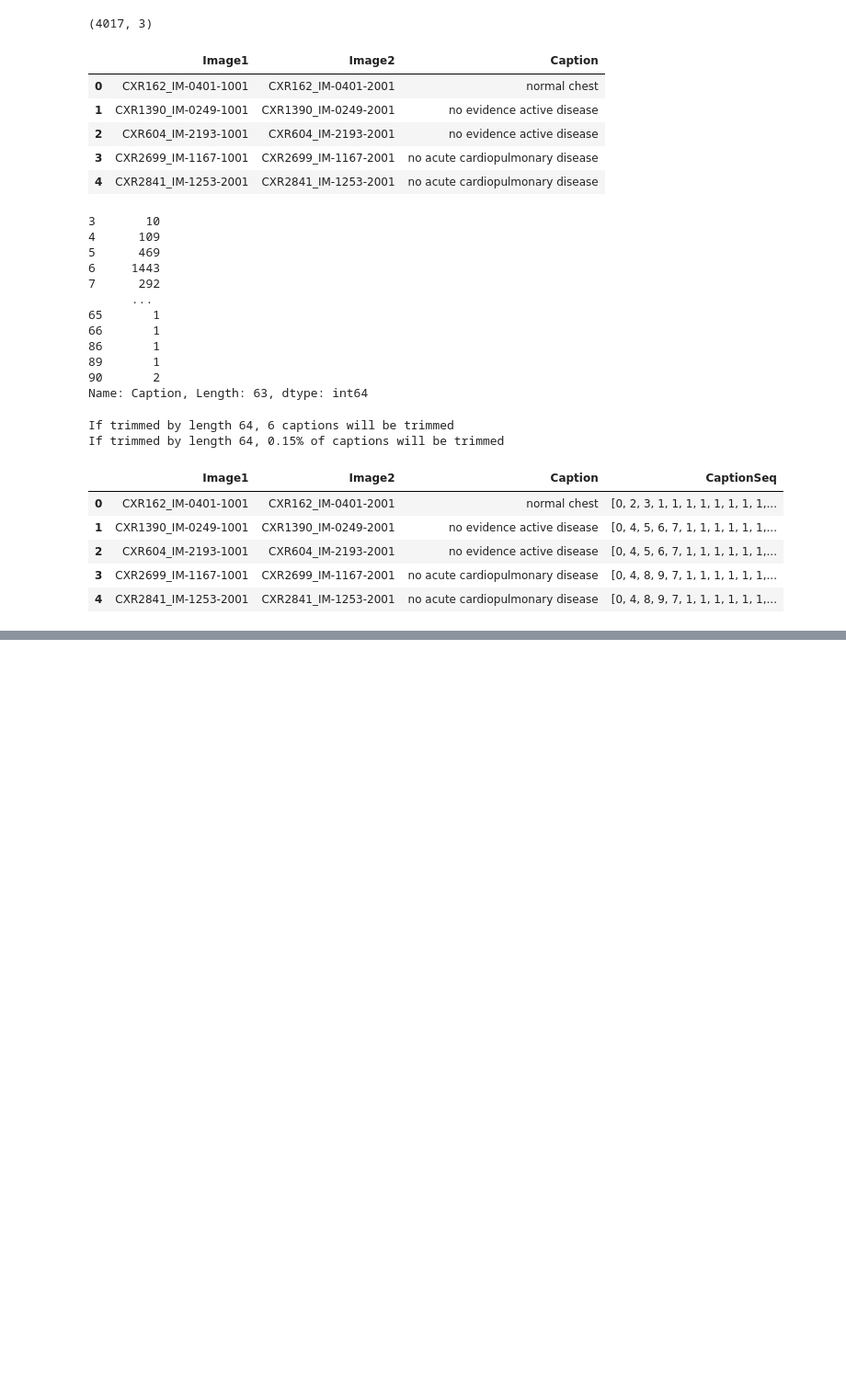
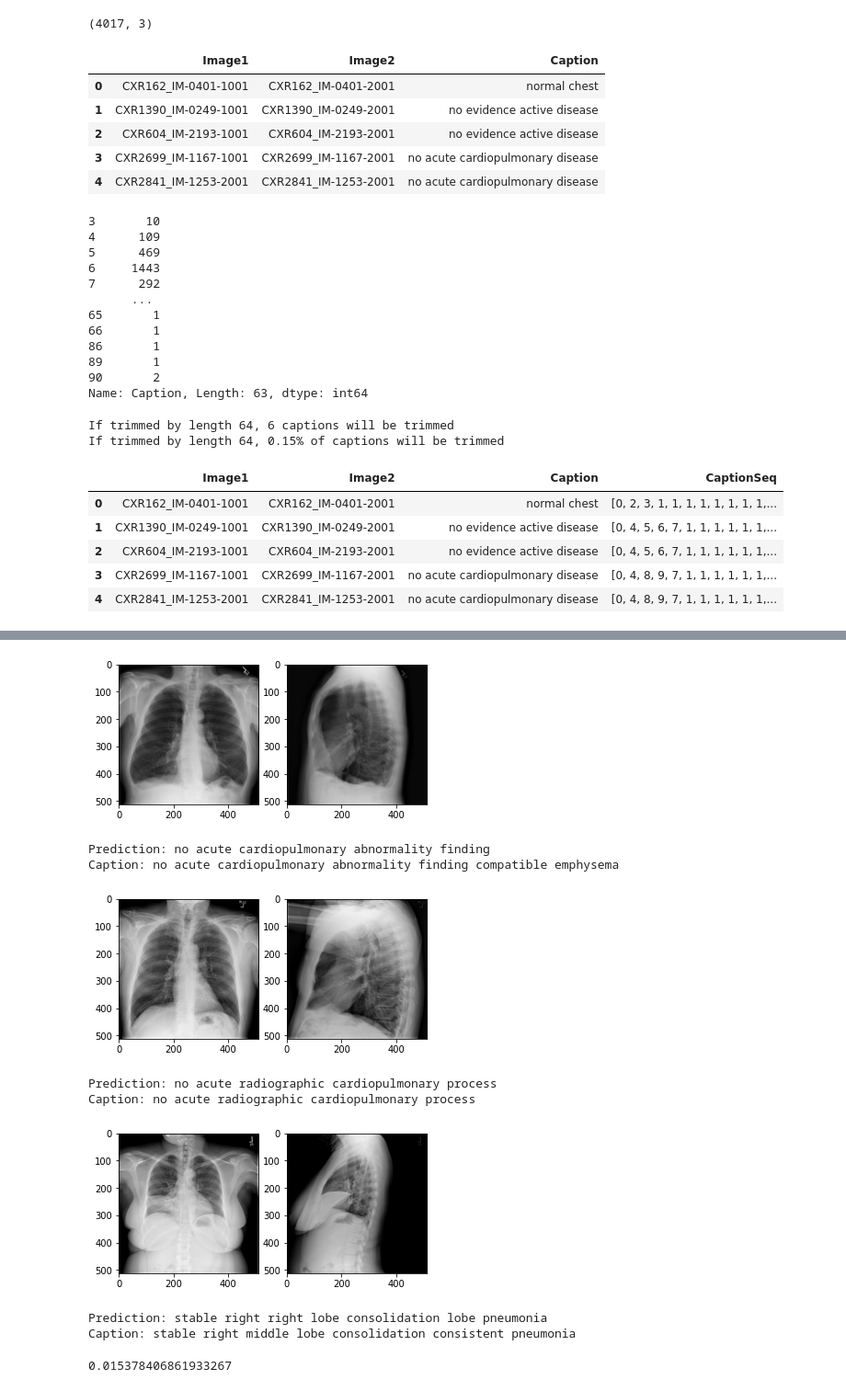
Before and after one commit to r3qin/Medical_images_captioning, a Jupyter notebook: aml-project.ipynb, the cells around one changed output, grey strips where cells are left out. Shown: that part at 92% size. Cells and saved outputs as stored; diff of their text form; code cells hidden in the pictures; blank space fills up the shorter version.

```diff
--- a/aml-project.ipynb
+++ b/aml-project.ipynb
@@ -60,6 +60,7 @@ import torch
 import torch.nn as nn
 import torch.nn.functional as F
 from torchvision.models import vgg16
+from torchvision.models import densenet121
 
 class CNN_Encoder(nn.Module):
 
@@ -117,6 +118,29 @@ class VGG_Encoder(nn.Module):
 
         return torch.cat((x1, x2), 1)
 
+class DN_Encoder(nn.Module):
+
+    def __init__(self):
+        super(DN_Encoder, self).__init__()
+        self.dn1 = densenet121(pretrained=True)
+        self.dn1.classifier = nn.Linear(1024, 128, bias=True)
+
+        for param in self.dn1.features.parameters():
+            param.requires_grad = False
+
+        self.dn2 = densenet121(pretrained=True)
+        self.dn2.classifier = nn.Linear(1024, 128, bias=True)
+
+        for param in self.dn2.features.parameters():
+            param.requires_grad = False
+
+    def forward(self, x1, x2):
+
+        x1 = self.dn1(x1)
+        x2 = self.dn2(x2)
+
+        return torch.cat((x1, x2), 1)
+
 
 class RNN_Decoder(nn.Module):
 
@@ -352 +431,19 @@ Epoch 19 Train Loss 0.1865824556246919 Validation Loss 0.19679205105000852
+# %%
+for _ in range(3):
+    cnn_model.sample(tokenizer)
+    print()
+# %% [output]
+[figure, added]
+Prediction: no acute cardiopulmonary abnormality finding
+Caption: no acute cardiopulmonary abnormality finding compatible emphysema
+[figure, added]
+Prediction: no acute radiographic cardiopulmonary process
+Caption: no acute radiographic cardiopulmonary process
+[figure, added]
+Prediction: stable right right lobe consolidation lobe pneumonia
+Caption: stable right middle lobe consolidation consistent pneumonia
+# %%
+cnn_model.evaluate(tokenizer)
+# %% [output]
+0.015378406861933267
 # %%
```
Also changed, not shown: parts of 10 cells of this notebook.
